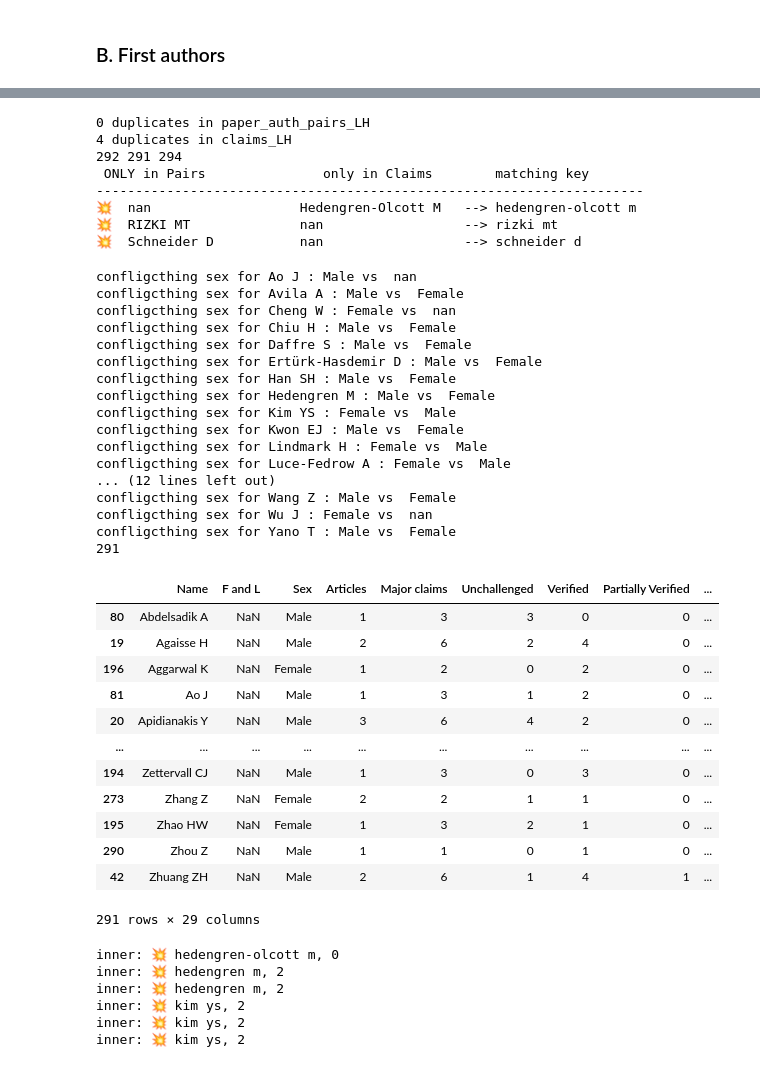
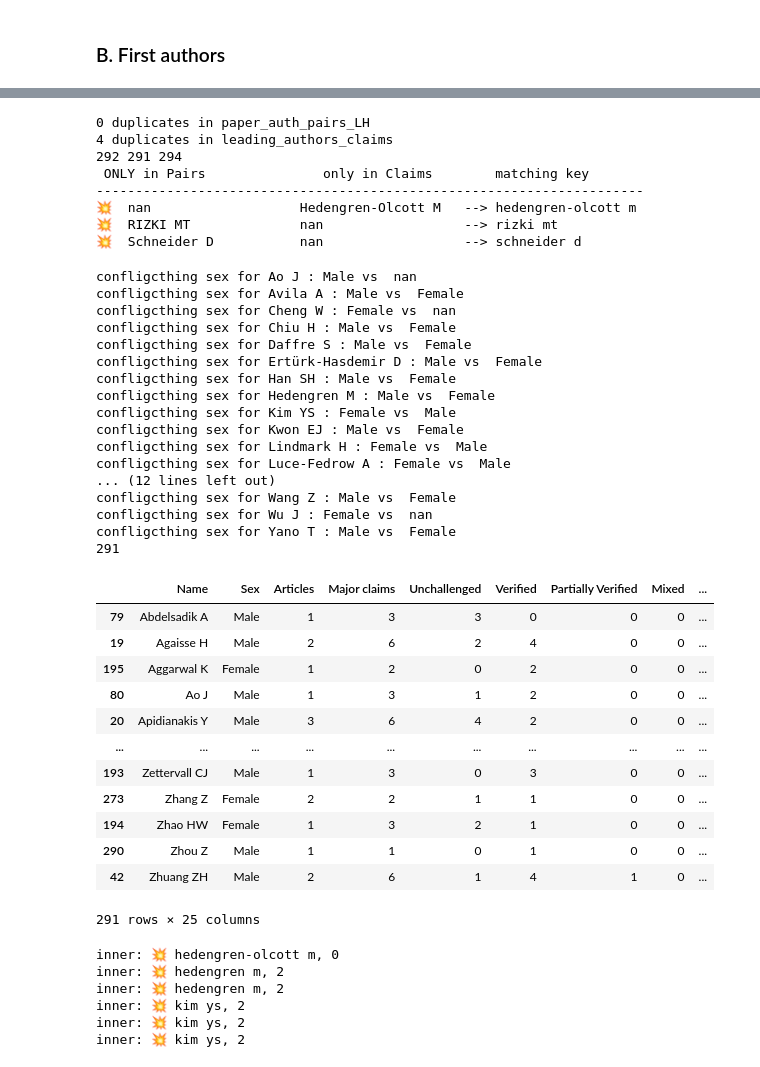
Before and after one commit to jcblemai/drosophila-reproducibility, a Jupyter notebook: preprocess.ipynb, the cells around one changed output, grey strips where cells are left out. Saved outputs shown, nothing was run; the diff lists cells and outputs as text; code cells hidden in the pictures.

Commit message:
some more preprocessing work

```diff
--- a/preprocess.ipynb
+++ b/preprocess.ipynb
@@ -226,7 +188,7 @@ claims = dfs["assertions"].copy()
 print(len(claims))
 claims = claims[claims["obsolete"] == False].copy()
 print(len(claims))
-claims = clean_df(claims)
+claims = preprocess_utils.clean_df_from_database(claims)
 
 id_cols = [col for col in claims.columns if "_id" in col]
 print(id_cols)
@@ -235,14 +197,13 @@ claims = claims.merge(articles, on="article_id", how="left", suffixes=('', '_art
 id_cols = [col for col in claims.columns if "_id" in col]
 print(id_cols)
 
-
 # Process assertion types
-assertion_types = clean_df(dfs["assertion_types"])
+assertion_types = preprocess_utils.clean_df_from_database(dfs["assertion_types"])
 assertion_types = assertion_types.rename(columns={"id": "assertion_type_id", "name": "assertion_type"})
 claims = claims.merge(assertion_types, on="assertion_type_id", how="left", suffixes=('', '_assertion_type')).drop("assertion_type_id", axis=1)
 
 # Process assessment types
-assessment_types = clean_df(dfs["assessment_types"])
+assessment_types = preprocess_utils.clean_df_from_database(dfs["assessment_types"])
 assessment_types = assessment_types.rename(columns={"id": "assessment_type_id", "name": "assessment_type"})
 claims = claims.merge(assessment_types, on="assessment_type_id", how="left", suffixes=('', '_assessment_type')).drop("assessment_type_id", axis=1)
 
@@ -257,12 +218,3 @@ print(id_cols)
 # %%
 claims = claims.drop(['badge_tag_classes','description'], axis=1) # most not consistently used accross dataset
 claims = claims.set_index('id')
-# %%
-# Update impact factor for "Proceedings. Biological sciences" and standardize the journal name
-claims.loc[claims["journal_name"] == "Proceedings. Biological sciences", "impact_factor"] = 4.7
-claims.loc[claims["journal_name"] == "Proceedings. Biological sciences", "journal_name"] = "Proceedings Biological Sciences"
-
-string_columns = claims.select_dtypes(include='object').columns
-print(string_columns)
-for col in string_columns:
-    claims[col] = claims[col].apply(lambda x: x.replace('&amp;', '&') if isinstance(x, str) else x)
@@ -275,17 +221,16 @@ Index(['content', 'pmid', 'authors_txt', 'title', 'volume', 'issue',
 # %%
-
+claims = claims.apply(preprocess_utils.safe_strip)
 claims.to_csv('preprocessed_data/claims_db.csv')
 
-
-string_columns = string_columns.drop(["assessment_type", "journal_name"])
-df_truncated = claims.copy()
+string_columns = claims.select_dtypes(include='object').columns.drop(["assessment_type", "journal_name"])
+claims_truncated = claims.copy()
 for col in string_columns:
-    if col in df_truncated.columns:
-        df_truncated[col] = df_truncated[col].apply(lambda x: truncate_string(x))
+    if col in claims_truncated.columns:
+        claims_truncated[col] = claims_truncated[col].apply(lambda x: preprocess_utils.truncate_string(x))
 
 # Save truncated dataframe
-df_truncated.to_csv('preprocessed_data/claims_db_truncated_for_llm.csv', index=False)
-df_truncated
+claims_truncated.to_csv('preprocessed_data/claims_db_truncated_for_llm.csv', index=False)
+claims_truncated
 # %% [output]
 |  | content | article_id | rank | pmid | authors_txt | title | pmid_article | volume | issue | abstract | ... |
 | id |  |  |  |  |  |  |  |  |  |  | ... |
@@ -639,5 +550,5 @@ NameError: name 'printd' is not defined
 # %%
-all_LH_inner = pd.merge(claims_LH, paper_auth_pairs_LH, on='last_author_key', how='inner').sort_values("last_author_key", ascending=True)
+all_LH_inner = pd.merge(leading_authors_claims, paper_auth_pairs_LH, on='last_author_key', how='inner').sort_values("last_author_key", ascending=True)
 #all_LH_inner.drop(columns=['last_author_key', 'last author', 'Authorship'], inplace=True)
 print(len(all_LH_inner))
 
@@ -652,6 +563,7 @@ all_LH_inner['Articles'] = all_LH_inner['Articles'].astype(int)
 for col in assessment_columns:
     all_LH_inner[f'{col}_prop'] = all_LH_inner[col] / all_LH_inner['Major claims']
 
+all_LH_inner = all_LH_inner.apply(preprocess_utils.safe_strip)
 all_LH_inner.to_csv('preprocessed_data/LH_inner.csv', index=False)
 all_LH_inner
 # %% [output]
@@ -736,16 +631,13 @@ Warning: Multiple most common values for Zhang Z         in column article_id. C
 # %%
-claims_FH['first_author_key'] = claims_FH['Name'].str.lower()
-claims_FH['first_author_key'] = claims_FH['first_author_key'].str.normalize('NFKD').str.encode('ascii', errors='ignore').str.decode('utf-8')
-
 
 # check for duplicate first_author_key in paper_auth_pairs_LH
 print(len(paper_auth_pairs_FH[paper_auth_pairs_FH.duplicated('first_author_key', keep=False)]), "duplicates in paper_auth_pairs_LH")
-# check for duplicate first_author_key in claims_LH
-print(len(claims_FH[claims_FH.duplicated('first_author_key', keep=False)]), "duplicates in claims_LH")
+# check for duplicate first_author_key in leading_authors_claims
+print(len(first_authors_claims[first_authors_claims.duplicated('first_author_key', keep=False)]), "duplicates in leading_authors_claims")
 
 
-all_FH = pd.merge(claims_FH, paper_auth_pairs_FH, on='first_author_key', how='outer', suffixes=('', '_pairs'))
-print(len(claims_FH), len(paper_auth_pairs_FH), len(all_FH))
+all_FH = pd.merge(first_authors_claims, paper_auth_pairs_FH, on='first_author_key', how='outer', suffixes=('', '_pairs'))
+print(len(first_authors_claims), len(paper_auth_pairs_FH), len(all_FH))
 
 print(" ONLY in Pairs               only in Claims        matching key ")
 print("-"*70)
@@ -756,7 +648,7 @@ for i in range(0, len(unique_pairs)):
         print(f" {unique_pairs.iloc[i]['first author']:<20}  {unique_pairs.iloc[i]['Name']:<20} --> {unique_pairs.iloc[i]['first_author_key']:<20}")
 # %% [output]
 0 duplicates in paper_auth_pairs_LH
-4 duplicates in claims_LH
+4 duplicates in leading_authors_claims
 292 291 294
  ONLY in Pairs               only in Claims        matching key
 ----------------------------------------------------------------------
@@ -776,56 +662,56 @@ all_FH = all_FH.apply(safe_strip)
 # %%
-all_FH_inner = pd.merge(claims_FH, paper_auth_pairs_FH, on='first_author_key', how='inner', suffixes=('', '_pairs')).sort_values("first_author_key", ascending=True)
+all_FH_inner = pd.merge(first_authors_claims, paper_auth_pairs_FH, on='first_author_key', how='inner', suffixes=('', '_pairs')).sort_values("first_author_key", ascending=True)
 for idx, row in all_FH_inner.iterrows():
     if row["Sex"] != row["Sex_pairs"]:
         print(f"confligcthing sex for {row['Name']} : {row['Sex']} vs  {row['Sex_pairs']}")
-all_FH_inner.drop(columns=['Continuity', 'Historical lab after 1998', 'Historical lab', "Sex_pairs"], inplace=True)
+all_FH_inner.drop(columns=["Sex_pairs"], inplace=True)
 print(len(all_FH_inner))
-all_FH_inner = all_FH_inner.apply(safe_strip)
+all_FH_inner = all_FH_inner.apply(preprocess_utils.safe_strip)
 
 assessment_columns = ['Unchallenged', 'Verified', 'Partially Verified', 'Mixed', 'Challenged']
 # set type of assessment columns to int
 for col in assessment_columns:
     all_FH_inner[col] = all_FH_inner[col].astype(int)
 all_FH_inner['Major claims'] = all_FH_inner['Major claims'].astype(int)
 all_FH_inner['Articles'] = all_FH_inner['Articles'].astype(int)
 
 for col in assessment_columns:
     all_FH_inner[f'{col}_prop'] = all_FH_inner[col] / all_FH_inner['Major claims']
 
 
 all_FH_inner.to_csv('preprocessed_data/FH_inner.csv', index=False)
 all_FH_inner
 # %% [output]
 confligcthing sex for Ao J : Male vs  nan
 confligcthing sex for Avila A : Male vs  Female
 confligcthing sex for Cheng W : Female vs  nan
 confligcthing sex for Chiu H : Male vs  Female
 confligcthing sex for Daffre S : Male vs  Female
 confligcthing sex for Ertürk-Hasdemir D : Male vs  Female
 confligcthing sex for Han SH : Male vs  Female
 confligcthing sex for Hedengren M : Male vs  Female
 confligcthing sex for Kim YS : Female vs  Male
 confligcthing sex for Kwon EJ : Male vs  Female
 confligcthing sex for Lindmark H : Female vs  Male
 confligcthing sex for Luce-Fedrow A : Female vs  Male
 ... (12 lines left out)
 confligcthing sex for Wang Z : Male vs  Female
 confligcthing sex for Wu J : Female vs  nan
 confligcthing sex for Yano T : Male vs  Female
 291
-|  | Name | F and L | Sex | Articles | Major claims | Unchallenged | Verified | Partially Verified | ... |
-| 80 | Abdelsadik A | NaN | Male | 1 | 3 | 3 | 0 | 0 | ... |
-| 19 | Agaisse H | NaN | Male | 2 | 6 | 2 | 4 | 0 | ... |
-| 196 | Aggarwal K | NaN | Female | 1 | 2 | 0 | 2 | 0 | ... |
-| 81 | Ao J | NaN | Male | 1 | 3 | 1 | 2 | 0 | ... |
-| 20 | Apidianakis Y | NaN | Male | 3 | 6 | 4 | 2 | 0 | ... |
+|  | Name | Sex | Articles | Major claims | Unchallenged | Verified | Partially Verified | Mixed | ... |
+| 79 | Abdelsadik A | Male | 1 | 3 | 3 | 0 | 0 | 0 | ... |
+| 19 | Agaisse H | Male | 2 | 6 | 2 | 4 | 0 | 0 | ... |
+| 195 | Aggarwal K | Female | 1 | 2 | 0 | 2 | 0 | 0 | ... |
+| 80 | Ao J | Male | 1 | 3 | 1 | 2 | 0 | 0 | ... |
+| 20 | Apidianakis Y | Male | 3 | 6 | 4 | 2 | 0 | 0 | ... |
 | ... | ... | ... | ... | ... | ... | ... | ... | ... | ... |
-| 194 | Zettervall CJ | NaN | Male | 1 | 3 | 0 | 3 | 0 | ... |
-| 273 | Zhang Z | NaN | Female | 2 | 2 | 1 | 1 | 0 | ... |
-| 195 | Zhao HW | NaN | Female | 1 | 3 | 2 | 1 | 0 | ... |
-| 290 | Zhou Z | NaN | Male | 1 | 1 | 0 | 1 | 0 | ... |
-| 42 | Zhuang ZH | NaN | Male | 2 | 6 | 1 | 4 | 1 | ... |
+| 193 | Zettervall CJ | Male | 1 | 3 | 0 | 3 | 0 | 0 | ... |
+| 273 | Zhang Z | Female | 2 | 2 | 1 | 1 | 0 | 0 | ... |
+| 194 | Zhao HW | Female | 1 | 3 | 2 | 1 | 0 | 0 | ... |
+| 290 | Zhou Z | Male | 1 | 1 | 0 | 1 | 0 | 0 | ... |
+| 42 | Zhuang ZH | Male | 2 | 6 | 1 | 4 | 1 | 0 | ... |
-291 rows × 29 columns
+291 rows × 25 columns
 # %%
 for aut in authors[authors["first_author"]]["author_key"]:
     #if len(all_FH[all_LH["first_author_key"] == aut]) != 1:
```
Also changed, not shown: parts of 48 cells of this notebook, 3 other files.
